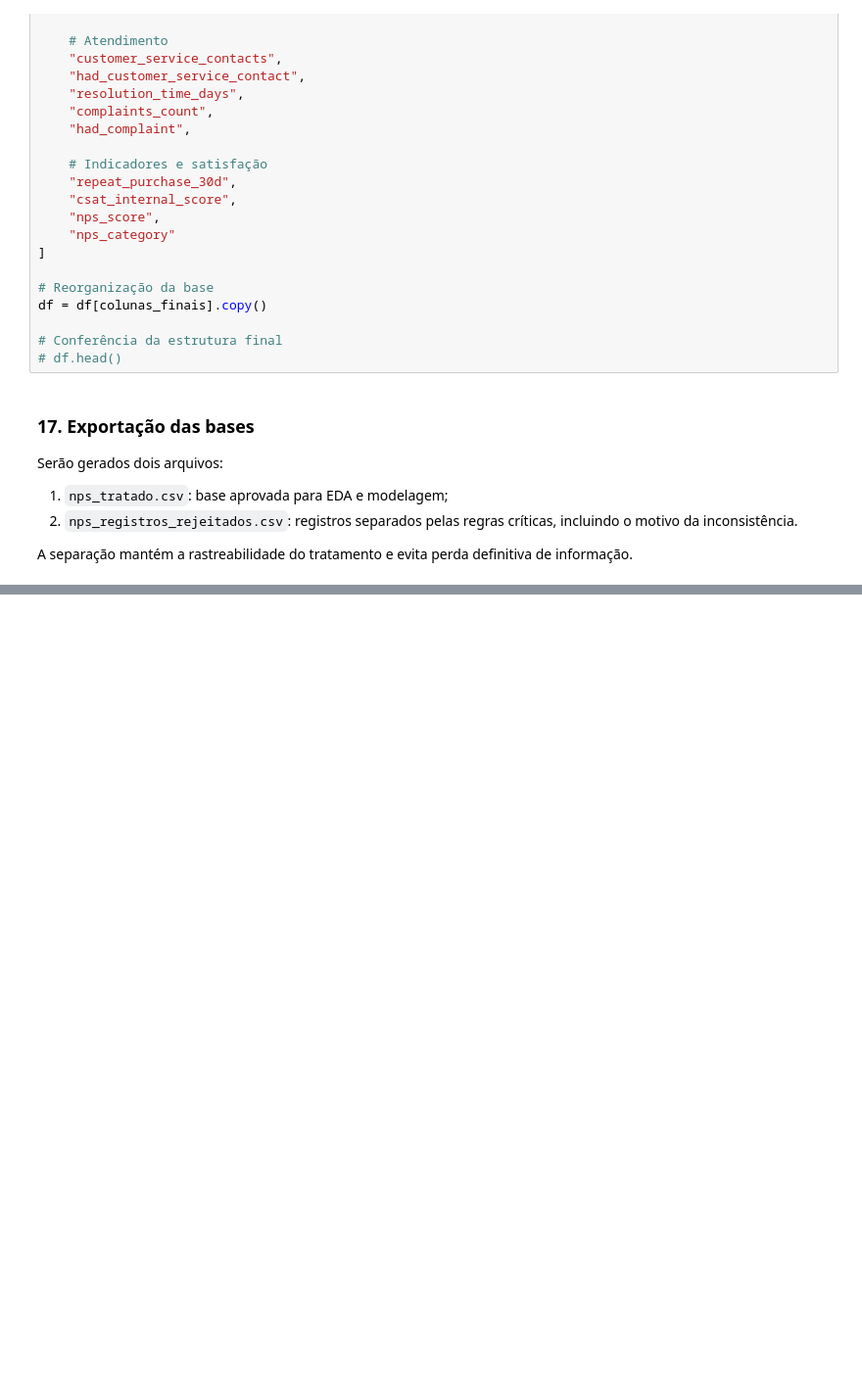
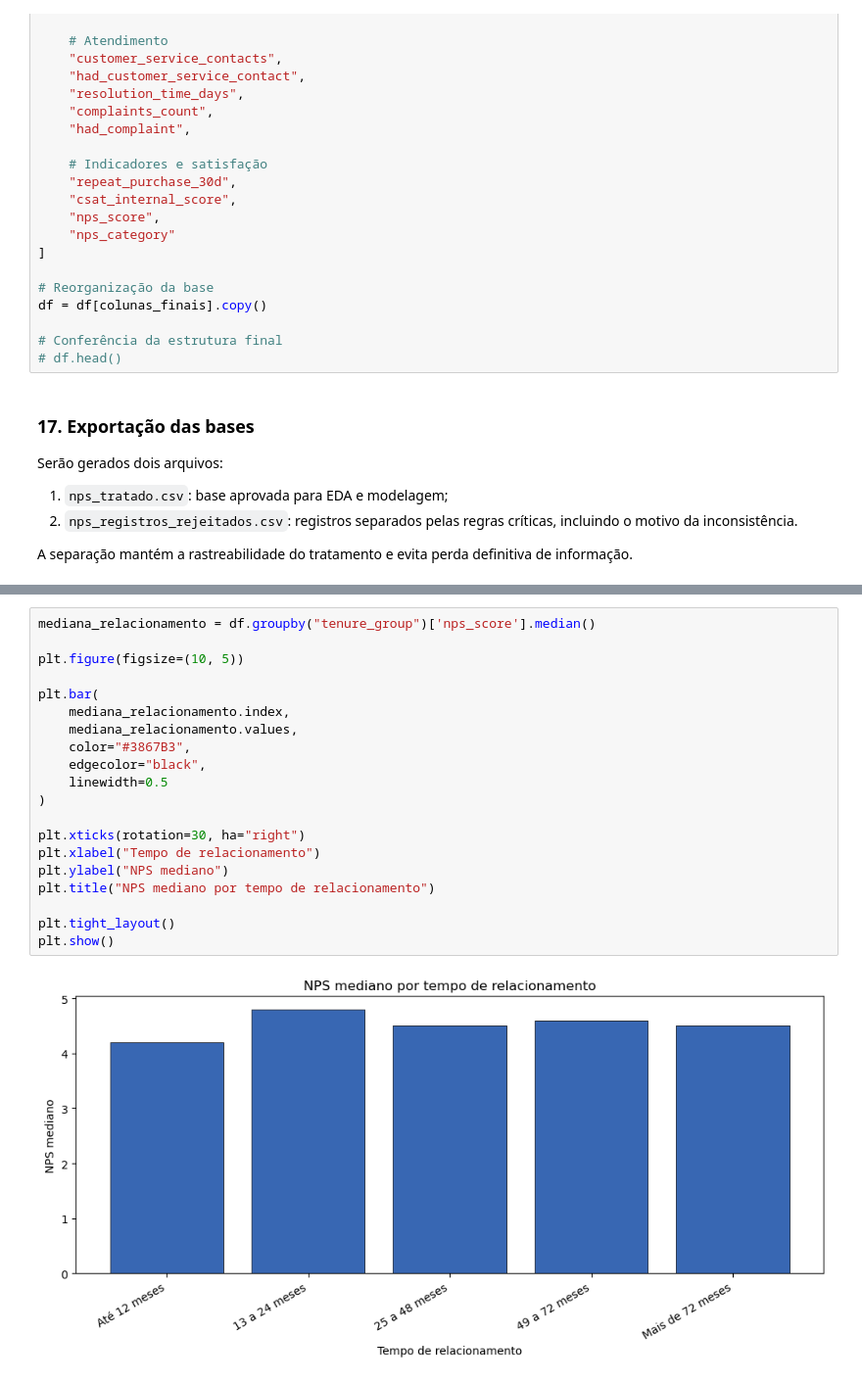
Before and after one commit to Fabio-Costa986/Business-understanding-and-data-analysis, a Jupyter notebook: notebook/EDA.ipynb, the cells around one changed output, grey strips where cells are left out. Shown at 98% size. Drawn from its saved outputs; the diff is of its cells as text; blank space fills up the shorter version.

```diff
--- a/notebook/EDA.ipynb
+++ b/notebook/EDA.ipynb
@@ -1422,0 +1514,22 @@ df_validacao.head()
+# %%
+mediana_relacionamento = df.groupby("tenure_group")['nps_score'].median()
+
+plt.figure(figsize=(10, 5))
+
+plt.bar(
+    mediana_relacionamento.index,
+    mediana_relacionamento.values,
+    color="#3867B3",
+    edgecolor="black",
+    linewidth=0.5
+)
+
+plt.xticks(rotation=30, ha="right")
+plt.xlabel("Tempo de relacionamento")
+plt.ylabel("NPS mediano")
+plt.title("NPS mediano por tempo de relacionamento")
+
+plt.tight_layout()
+plt.show()
+# %% [output]
+[figure, added]
```
Also changed, not shown: parts of 9 cells of this notebook.
